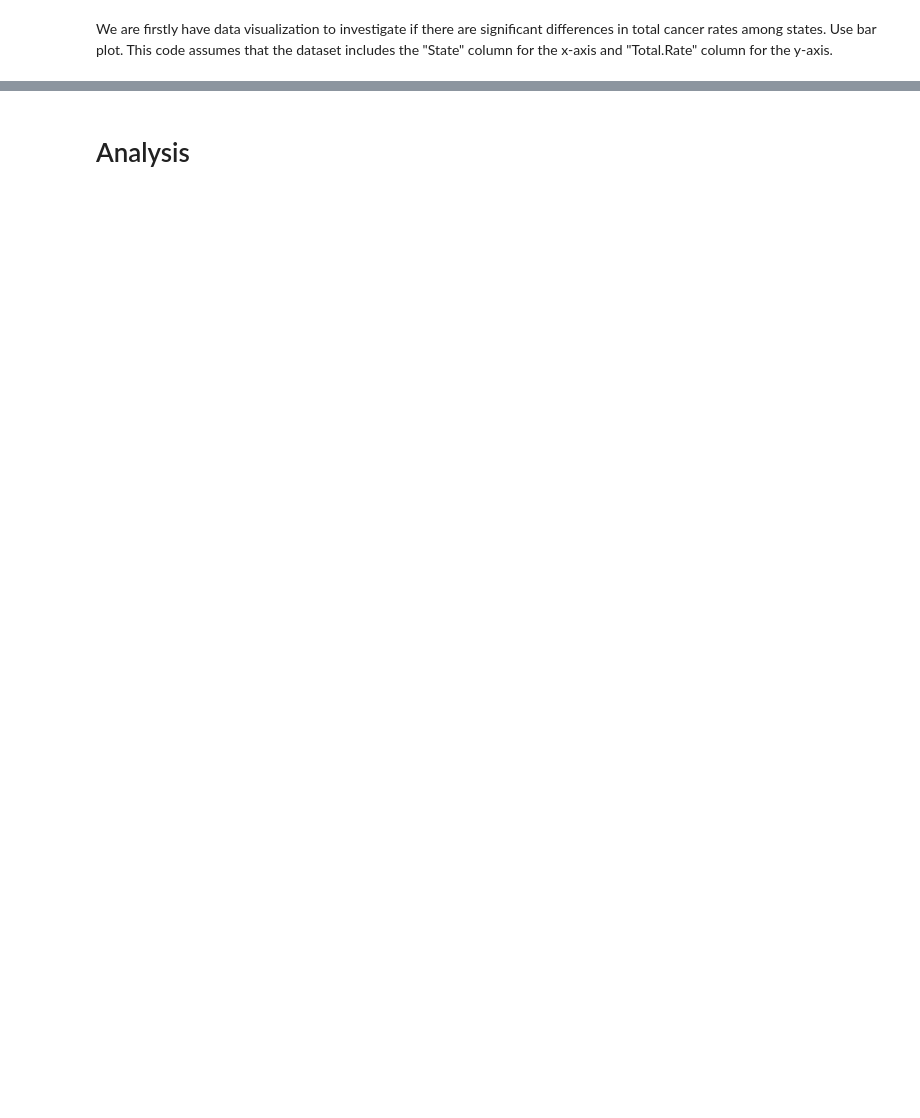
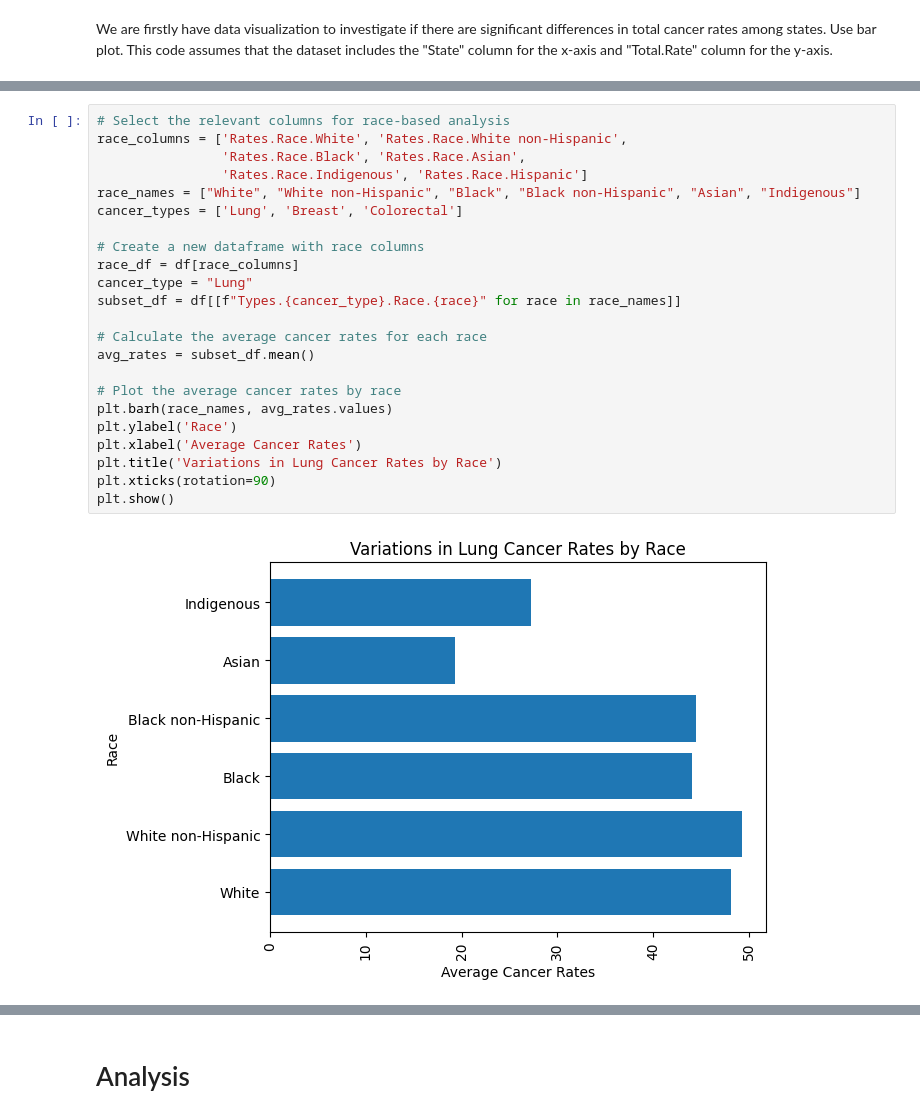
Before and after one commit to Rickyoung221/DH140_Final_Project, a Jupyter notebook: Topic.ipynb, the cells around one changed output, grey strips where cells are left out. Drawn from its saved outputs; the diff is of its cells as text; blank space fills up the shorter version.

```diff
--- a/Topic.ipynb
+++ b/Topic.ipynb
@@ -101,0 +275,25 @@ As above figure shown, Utah is the state which has the lowest cancer death rate.
+# %%
+# Select the relevant columns for race-based analysis
+race_columns = ['Rates.Race.White', 'Rates.Race.White non-Hispanic',
+                'Rates.Race.Black', 'Rates.Race.Asian',
+                'Rates.Race.Indigenous', 'Rates.Race.Hispanic']
+race_names = ["White", "White non-Hispanic", "Black", "Black non-Hispanic", "Asian", "Indigenous"]
+cancer_types = ['Lung', 'Breast', 'Colorectal']
+
+# Create a new dataframe with race columns
+race_df = df[race_columns]
+cancer_type = "Lung"
+subset_df = df[[f"Types.{cancer_type}.Race.{race}" for race in race_names]]
+
+# Calculate the average cancer rates for each race
+avg_rates = subset_df.mean()
+
+# Plot the average cancer rates by race
+plt.barh(race_names, avg_rates.values)
+plt.ylabel('Race')
+plt.xlabel('Average Cancer Rates')
+plt.title('Variations in Lung Cancer Rates by Race')
+plt.xticks(rotation=90)
+plt.show()
+# %% [output]
+[figure, added]
```
Also changed, not shown: parts of 26 cells of this notebook, 2 other files.
